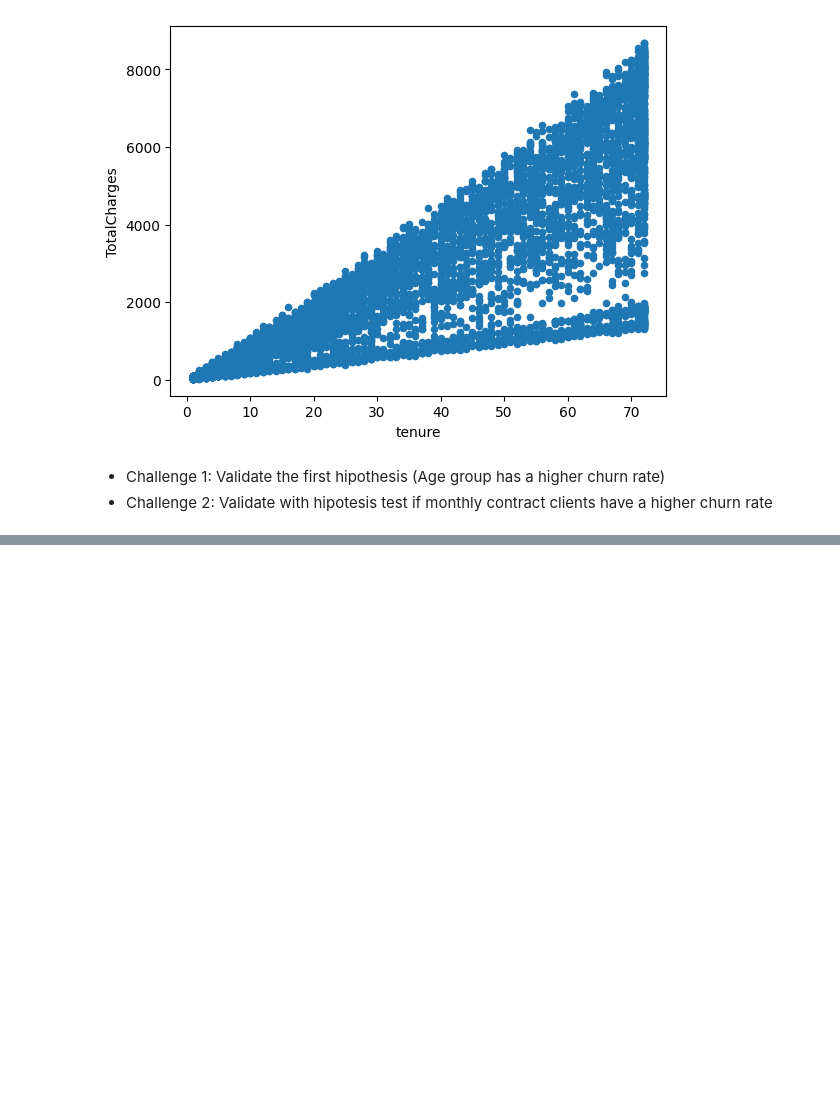
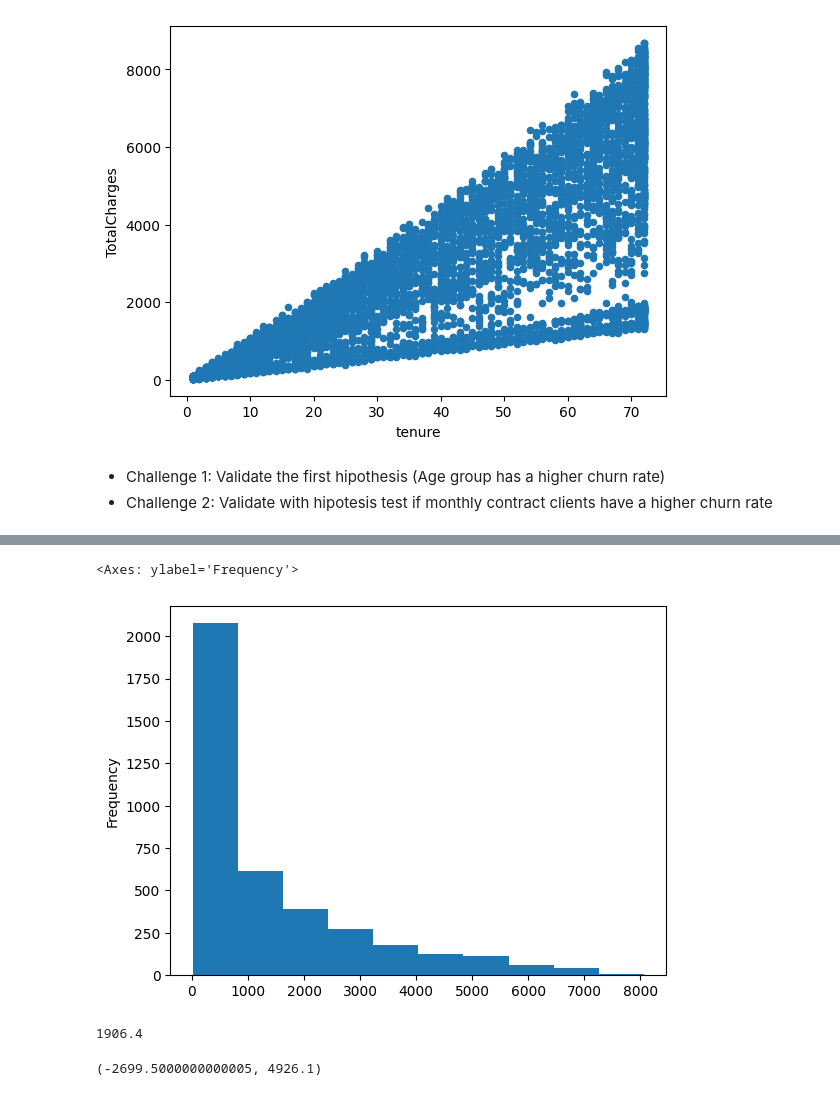
Before and after one commit to RanielliMontagna/ia-learning, a Jupyter notebook: eda/eda_churn.ipynb, the cells around one changed output, grey strips where cells are left out. Drawn from its saved outputs; the diff is of its cells as text; code cells hidden in the pictures; blank space fills up the shorter version.

```diff
--- a/eda/eda_churn.ipynb
+++ b/eda/eda_churn.ipynb
@@ -822,0 +883,25 @@ df_churn.plot.scatter(x='tenure', y='TotalCharges')
+# %%
+# Histogram - Check visual distribution of TotalCharges
+df_churn_monthly.TotalCharges.plot.hist()
+# %% [output]
+<Axes: ylabel='Frequency'>
+[figure, added]
+# %%
+# Turkey Method - IQR (Anomaly Distribution)
+# IQR - Interquartile Range
+# IQR = Q3 - Q1
+q1_TotalCharges_monthly = df_churn_monthly.TotalCharges.quantile(0.25)
+q3_TotalCharges_monthly = df_churn_monthly.TotalCharges.quantile(0.75)
+
+iqr_TotalCharges_monthly = q3_TotalCharges_monthly - q1_TotalCharges_monthly
+
+iqr_TotalCharges_monthly
+# %% [output]
+1906.4
+# %%
+# Calculate the lower and upper limits
+lower_limit_TotalCharges_monthly = q1_TotalCharges_monthly - 1.5 * iqr_TotalCharges_monthly
+upper_limit_TotalCharges_monthly = q3_TotalCharges_monthly + 1.5 * iqr_TotalCharges_monthly
+lower_limit_TotalCharges_monthly, upper_limit_TotalCharges_monthly
+# %% [output]
+(-2699.5000000000005, 4926.1)
```
Also changed, not shown: parts of 11 cells of this notebook.
